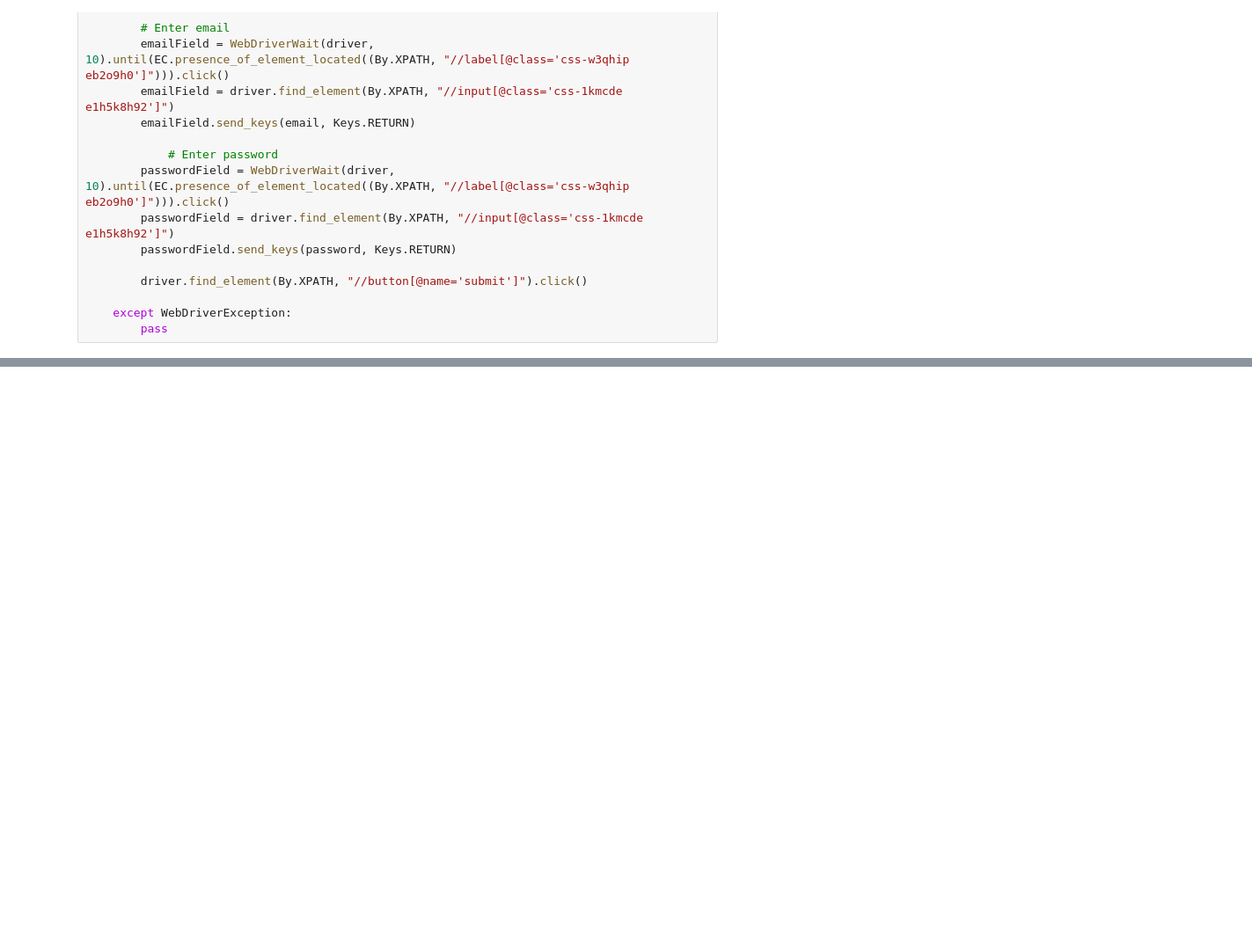
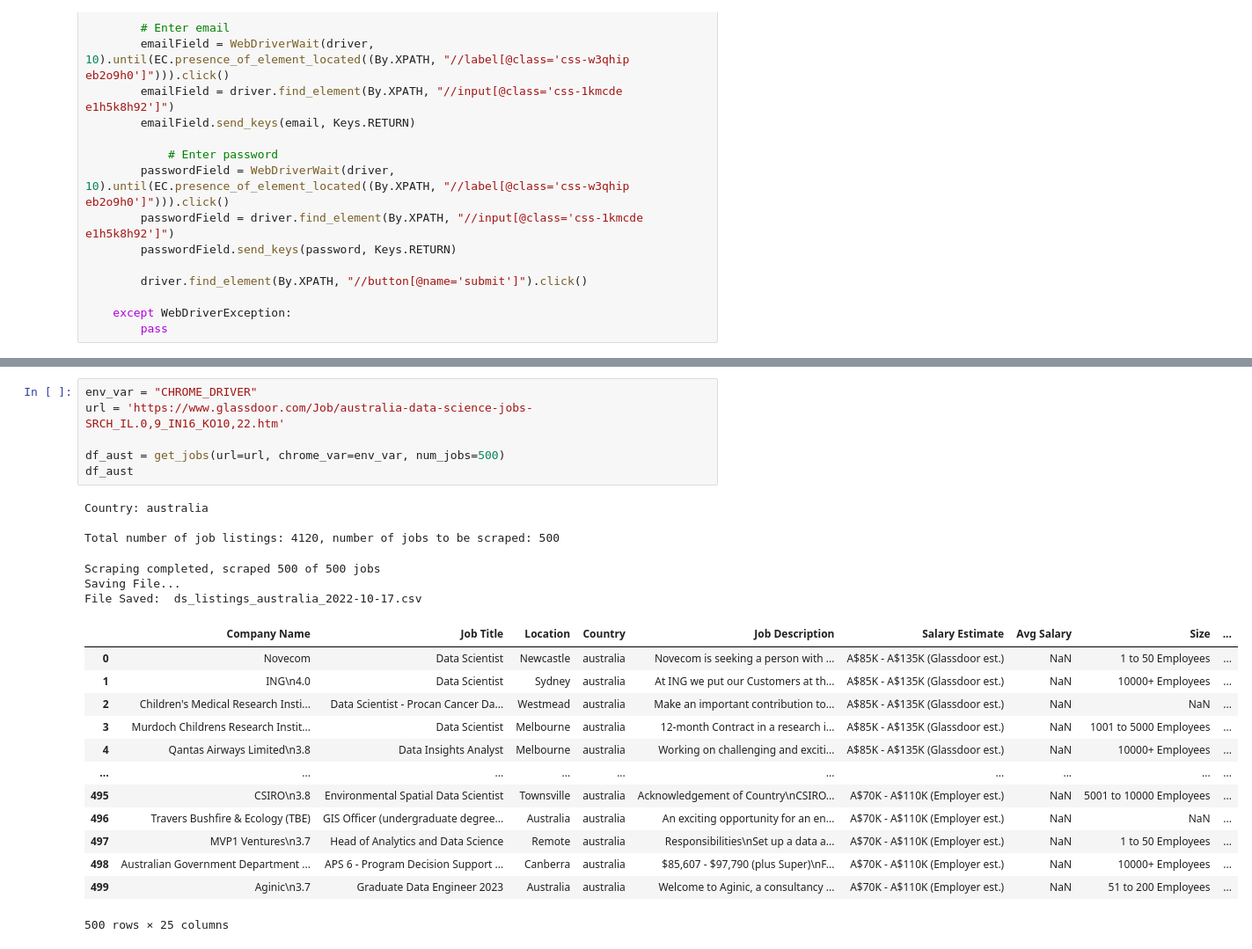
Before and after one commit to nzingaedata/Expat-Project, a Jupyter notebook: notebooks/jobs_scrapper.ipynb, the cells around one changed output, grey strips where cells are left out. Shown at 88% size. Drawn from its saved outputs; the diff is of its cells as text; blank space fills up the shorter version.

```diff
--- a/notebooks/jobs_scrapper.ipynb
+++ b/notebooks/jobs_scrapper.ipynb
@@ -965,0 +501,26 @@ print('num companies:', len(companies), 'num titles:', len(titles),
+# %%
+env_var = "CHROME_DRIVER"
+url = 'https://www.glassdoor.com/Job/australia-data-science-jobs-SRCH_IL.0,9_IN16_KO10,22.htm'
+
+df_aust = get_jobs(url=url, chrome_var=env_var, num_jobs=500)
+df_aust
+# %% [output]
+Country: australia
+
+Total number of job listings: 4120, number of jobs to be scraped: 500
+Scraping completed, scraped 500 of 500 jobs
+Saving File...
+File Saved:  ds_listings_australia_2022-10-17.csv
+|  | Company Name | Job Title | Location | Country | Job Description | Salary Estimate | Avg Salary | Size | ... |
+| 0 | Novecom | Data Scientist | Newcastle | australia | Novecom is seeking a person with ... | A$85K - A$135K (Glassdoor est.) | NaN | 1 to 50 Employees | ... |
+| 1 | ING\n4.0 | Data Scientist | Sydney | australia | At ING we put our Customers at th... | A$85K - A$135K (Glassdoor est.) | NaN | 10000+ Employees | ... |
+| 2 | Children's Medical Research Insti... | Data Scientist - Procan Cancer Da... | Westmead | australia | Make an important contribution to... | A$85K - A$135K (Glassdoor est.) | NaN | NaN | ... |
+| 3 | Murdoch Childrens Research Instit... | Data Scientist | Melbourne | australia | 12-month Contract in a research i... | A$85K - A$135K (Glassdoor est.) | NaN | 1001 to 5000 Employees | ... |
+| 4 | Qantas Airways Limited\n3.8 | Data Insights Analyst | Melbourne | australia | Working on challenging and exciti... | A$85K - A$135K (Glassdoor est.) | NaN | 10000+ Employees | ... |
+| ... | ... | ... | ... | ... | ... | ... | ... | ... | ... |
+| 495 | CSIRO\n3.8 | Environmental Spatial Data Scientist | Townsville | australia | Acknowledgement of Country\nCSIRO... | A$70K - A$110K (Employer est.) | NaN | 5001 to 10000 Employees | ... |
+| 496 | Travers Bushfire & Ecology (TBE) | GIS Officer (undergraduate degree... | Australia | australia | An exciting opportunity for an en... | A$70K - A$110K (Employer est.) | NaN | NaN | ... |
+| 497 | MVP1 Ventures\n3.7 | Head of Analytics and Data Science | Remote | australia | Responsibilities\nSet up a data a... | A$70K - A$110K (Employer est.) | NaN | 1 to 50 Employees | ... |
+| 498 | Australian Government Department ... | APS 6 - Program Decision Support ... | Canberra | australia | $85,607 - $97,790 (plus Super)\nF... | A$70K - A$110K (Employer est.) | NaN | 10000+ Employees | ... |
+| 499 | Aginic\n3.7 | Graduate Data Engineer 2023 | Australia | australia | Welcome to Aginic, a consultancy ... | A$70K - A$110K (Employer est.) | NaN | 51 to 200 Employees | ... |
+500 rows × 25 columns
```
Also changed, not shown: parts of 60 cells of this notebook, 36 other files.
